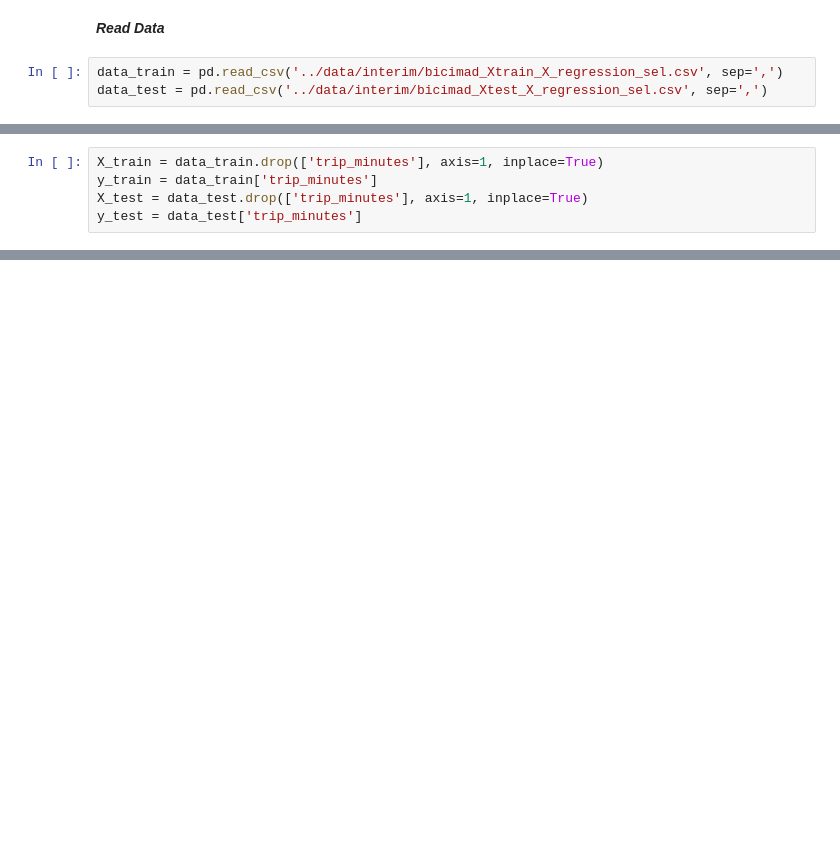
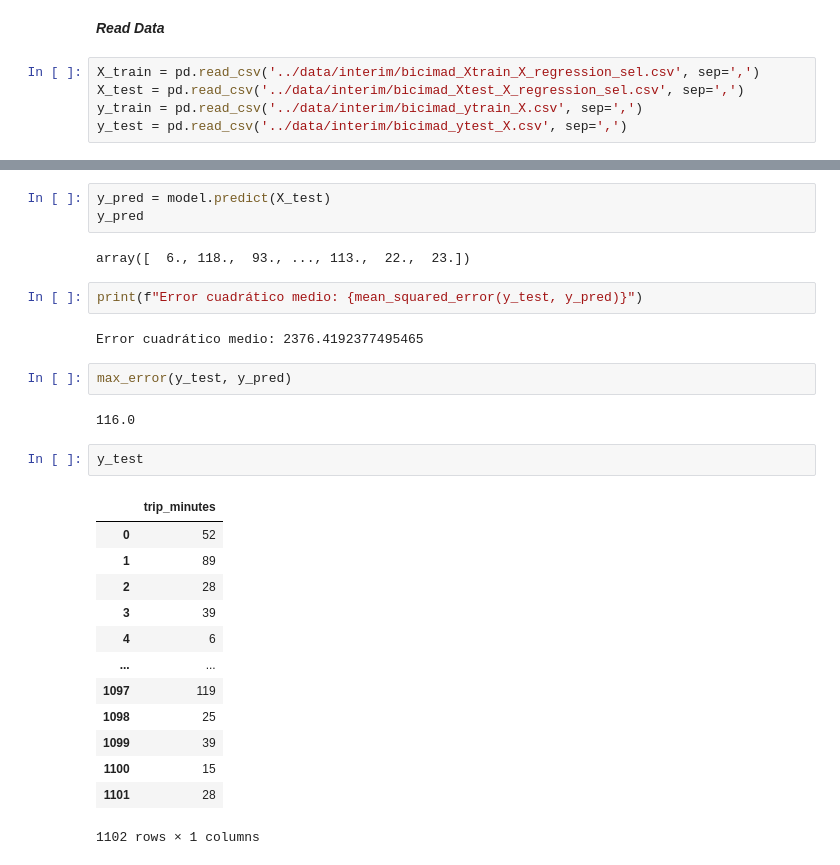
Before and after one commit to Proyect-Final-4Geeks-RJ/BiciMad_4geeks_ML, a Jupyter notebook: src/models_2.ipynb, the cells around one changed output, grey strips where cells are left out. Saved outputs shown, nothing was run; the diff lists cells and outputs as text; blank space fills up the shorter version.

Commit message:
actualized interim data

```diff
--- a/src/models_2.ipynb
+++ b/src/models_2.ipynb
@@ -18,5 +14,7 @@ To enable the following instructions: AVX2 FMA, in other operations, rebuild Ten
 # %% [markdown]
 ***Read Data***
 # %%
-data_train = pd.read_csv('../data/interim/bicimad_Xtrain_X_regression_sel.csv', sep=',')
-data_test = pd.read_csv('../data/interim/bicimad_Xtest_X_regression_sel.csv', sep=',')
+X_train = pd.read_csv('../data/interim/bicimad_Xtrain_X_regression_sel.csv', sep=',')
+X_test = pd.read_csv('../data/interim/bicimad_Xtest_X_regression_sel.csv', sep=',')
+y_train = pd.read_csv('../data/interim/bicimad_ytrain_X.csv', sep=',')
+y_test = pd.read_csv('../data/interim/bicimad_ytest_X.csv', sep=',')
@@ -32,5 +20,0 @@ data_train.head()
-# %%
-X_train = data_train.drop(['trip_minutes'], axis=1, inplace=True)
-y_train = data_train['trip_minutes']
-X_test = data_test.drop(['trip_minutes'], axis=1, inplace=True)
-y_test = data_test['trip_minutes']
@@ -78,0 +106,29 @@ Error:
+# %%
+y_pred = model.predict(X_test)
+y_pred
+# %% [output]
+array([  6., 118.,  93., ..., 113.,  22.,  23.])
+# %%
+print(f"Error cuadrático medio: {mean_squared_error(y_test, y_pred)}")
+# %% [output]
+Error cuadrático medio: 2376.4192377495465
+# %%
+max_error(y_test, y_pred)
+# %% [output]
+116.0
+# %%
+y_test
+# %% [output]
+|  | trip_minutes |
+| 0 | 52 |
+| 1 | 89 |
+| 2 | 28 |
+| 3 | 39 |
+| 4 | 6 |
+| ... | ... |
+| 1097 | 119 |
+| 1098 | 25 |
+| 1099 | 39 |
+| 1100 | 15 |
+| 1101 | 28 |
+1102 rows × 1 columns
```
Also changed, not shown: parts of 14 cells of this notebook, 11 other files.
